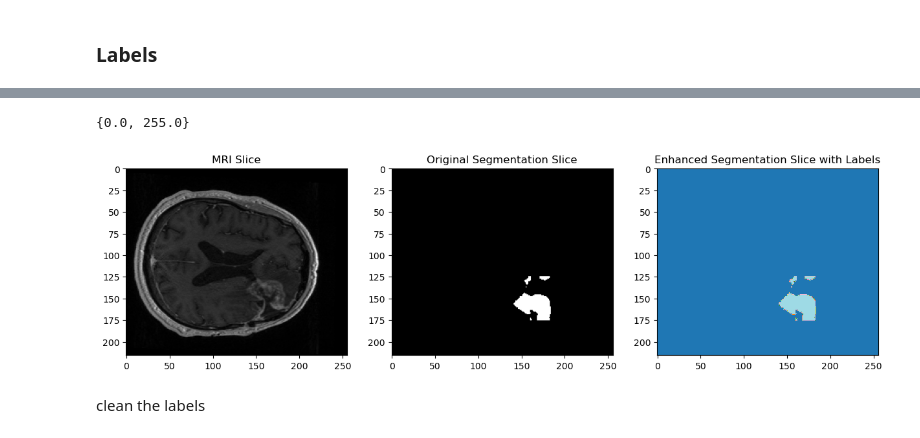
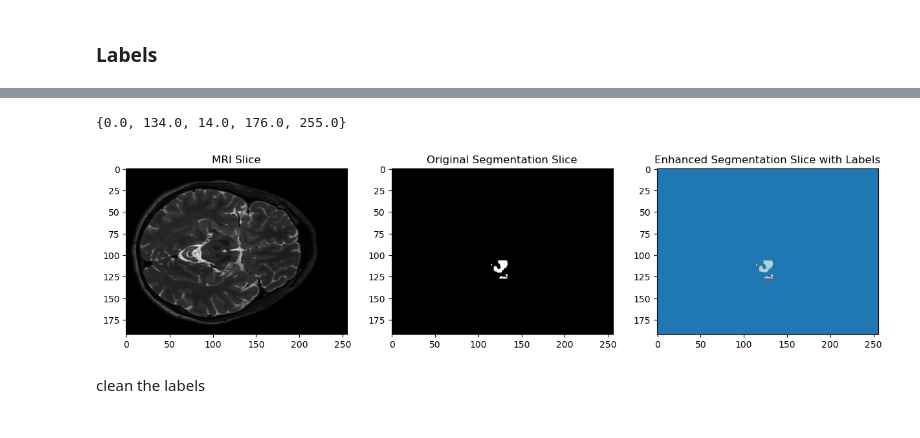
Before and after one commit to merve017/braintumorsegmentation, a Jupyter notebook: BrainSegmentation.ipynb, the cells around one changed output, grey strips where cells are left out. Cells and saved outputs as stored; diff of their text form; code cells hidden in the pictures.

```diff
--- a/BrainSegmentation.ipynb
+++ b/BrainSegmentation.ipynb
@@ -1292,42 +1281,42 @@ import matplotlib.pyplot as plt
 import nibabel as nib
 
 # Choose a sample patient identifier, here the first one for demonstration
-sample_pid = 'ReMIND_070'
+sample_pid = 'ReMIND_005'
 
 # Construct the file paths for the preprocessed MRI and tumor segmentation
-img_path = os.path.join(imagesTr, f'{sample_pid}_0004.nii.gz')
+img_path = os.path.join(imagesTr, f'{sample_pid}_0000.nii.gz')
 seg_path = os.path.join(labelsTr, f'{sample_pid}.nii.gz')
 
 img = nib.load(img_path)
 seg = nib.load(seg_path)
 
 img_data = img.get_fdata()
 seg_data = seg.get_fdata()
 
 # Choose a slice number to visualize
 slice_num = img_data.shape[2] // 2  # Middle slice
-slice_num = 110
+slice_num = 150
 # Display the MRI and segmentation side by side
 fig, axes = plt.subplots(1, 3, figsize=(15, 5))
 unique_labels = set(np.unique(seg_data))
 print(unique_labels)
 # Show original MRI slice
 axes[0].imshow(img_data[:, :, slice_num], cmap='gray')
 axes[0].set_title('MRI Slice')
 
 # Show original Segmentation slice
 axes[1].imshow(seg_data[:, :, slice_num], cmap='gray')
 axes[1].set_title('Original Segmentation Slice')
 
 # Enhanced visualization of Segmentation slice with labels
 # The 'tab20' colormap is good for displaying up to 20 distinct labels
 axes[2].imshow(seg_data[:, :, slice_num], cmap='tab20')
 axes[2].set_title('Enhanced Segmentation Slice with Labels')
 
 plt.show()
 # %% [output]
-{0.0, 255.0}
+{0.0, 134.0, 14.0, 176.0, 255.0}
-[figure, old version]
+[figure, new version]
 # %% [markdown]
 clean the labels
 # %%
```
Also changed, not shown: parts of 17 cells of this notebook, 5 other files.
